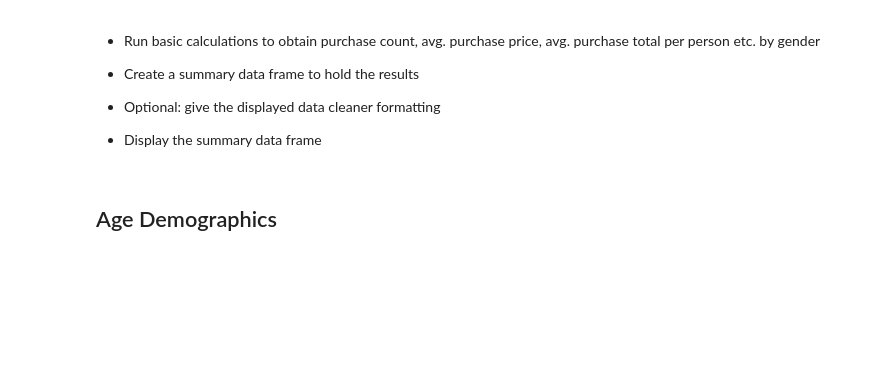
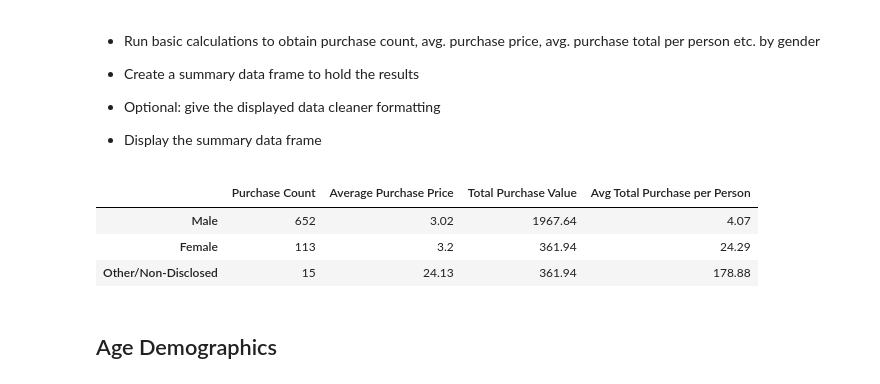
Before and after one commit to dalismo/pandas-challenge, a Jupyter notebook: HeroesOfPymoli/HeroesOfPymoli_starter.ipynb, the cells around one changed output. Saved outputs shown, nothing was run; the diff lists cells and outputs as text; code cells hidden in the pictures; blank space fills up the shorter version.

```diff
--- a/HeroesOfPymoli/HeroesOfPymoli_starter.ipynb
+++ b/HeroesOfPymoli/HeroesOfPymoli_starter.ipynb
@@ -136,32 +136,63 @@ gender_df
 # %%
 # Purchase Analysis
 
 # Purchase counts
 purchase = purchase_data['Gender'].value_counts()
 purchase_dict = dict(purchase)
 
 # Purchase count by genders
 male_pcount = purchase_dict['Male']
 female_pcount = purchase_dict['Female']
 other_pcount = purchase_dict['Other / Non-Disclosed']
 
 # Total purchase dictionary
 sums = purchase_data.groupby('Gender')['Price'].sum()
 sums_genders_dict = dict(sums)
 
 # Total purchase value for males
-male_purchase_sum = sums_genders_dict['Male']
-male_purchase_sum = round(male_purchase_sum, 2)
+male_psum = sums_genders_dict['Male']
+male_psum = round(male_purchase_sum, 2)
 
 # Total purchase value for females
-female_purchase_sum = sums_genders_dict['Female']
-female_purchase_sum = round(female_purchase_sum, 2)
+female_psum = sums_genders_dict['Female']
+female_psum = round(female_purchase_sum, 2)
 
 # Total purchase value for others
-others_purchase_sum = sums_genders_dict['Other / Non-Disclosed']
-others_purchase_sum = round(female_purchase_sum, 2)
+others_psum = sums_genders_dict['Other / Non-Disclosed']
+others_psum = round(female_purchase_sum, 2)
 
-# Average purchases total per person by gender
+# Average purchase value per gender
+
+# Average purchase value for male
+avg_purchase_male = round((male_psum / male_pcount), 2)
+
+# Average purchase value for female
+avg_purchase_female = round((female_psum / female_pcount), 2)
+
+# Average purchase value for other
+avg_purchase_other = round((others_psum / other_pcount), 2)
+
+# Average purchase total per gender
+# Average purchase total for male
+avg_purchase_total_male = round((male_psum / count_male), 2)
+
+# Average purchase total for female
+avg_purchase_total_female = round((male_psum / count_female), 2)
+
+# Average purchase total for other
+avg_purchase_total_other = round((male_psum / other_count), 2)
+
+# # list construction
+analysis_list = [(str(male_pcount), str(avg_purchase_male), str(male_psum), str(avg_purchase_total_male)),
+                                 (str(female_pcount), str(avg_purchase_female), str(female_psum), str(avg_purchase_total_female)), (str(other_pcount), str(avg_purchase_other), str(others_psum), str(avg_purchase_total_other))]
+
+analysis_gender = pd.DataFrame(analysis_list, columns = ['Purchase Count', 'Average Purchase Price','Total Purchase Value', 'Avg Total Purchase per Person',], index=['Male', 'Female', 'Other/Non-Disclosed'])
+analysis_gender
+# %% [output]
+|  | Purchase Count | Average Purchase Price | Total Purchase Value | Avg Total Purchase per Person |
+| Male | 652 | 3.02 | 1967.64 | 4.07 |
+| Female | 113 | 3.2 | 361.94 | 24.29 |
+| Other/Non-Disclosed | 15 | 24.13 | 361.94 | 178.88 |
 # %% [markdown]
 ## Age Demographics
 # %% [markdown]
```
